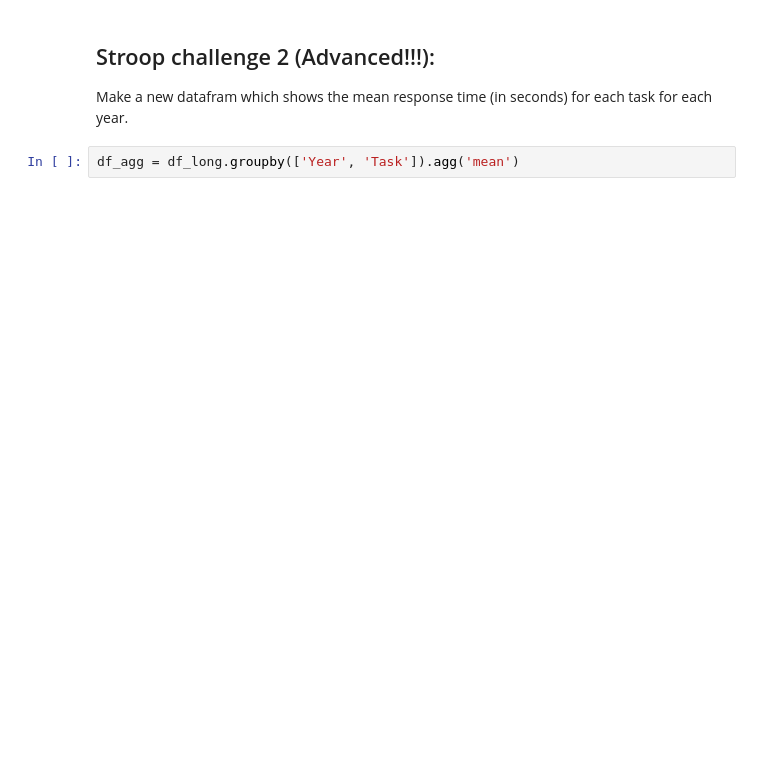
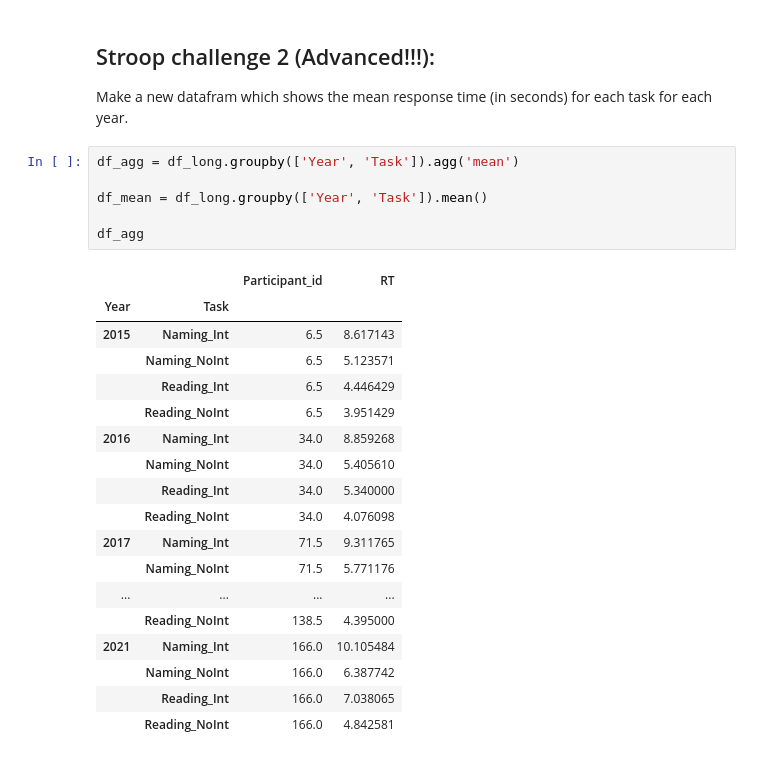
Before and after one commit to miscodisco/expsyling_e22, a Jupyter notebook: Lab_03_clean.ipynb, the cells around one changed output. Saved outputs shown, nothing was run; the diff lists cells and outputs as text; blank space fills up the shorter version.

```diff
--- a/Lab_03_clean.ipynb
+++ b/Lab_03_clean.ipynb
@@ -297,3 +340,26 @@ df_long = pd.melt(df, id_vars = ['Participant_id', 'Year'], var_name = 'Task', v
 Make a new datafram which shows the mean response time (in seconds) for each task for each year.
 # %%
 df_agg = df_long.groupby(['Year', 'Task']).agg('mean')
+
+df_mean = df_long.groupby(['Year', 'Task']).mean()
+
+df_agg
+# %% [output]
+|  |  | Participant_id | RT |
+| Year | Task |  |  |
+| 2015 | Naming_Int | 6.5 | 8.617143 |
+|  | Naming_NoInt | 6.5 | 5.123571 |
+|  | Reading_Int | 6.5 | 4.446429 |
+|  | Reading_NoInt | 6.5 | 3.951429 |
+| 2016 | Naming_Int | 34.0 | 8.859268 |
+|  | Naming_NoInt | 34.0 | 5.405610 |
+|  | Reading_Int | 34.0 | 5.340000 |
+|  | Reading_NoInt | 34.0 | 4.076098 |
+| 2017 | Naming_Int | 71.5 | 9.311765 |
+|  | Naming_NoInt | 71.5 | 5.771176 |
+| ... | ... | ... | ... |
+|  | Reading_NoInt | 138.5 | 4.395000 |
+| 2021 | Naming_Int | 166.0 | 10.105484 |
+|  | Naming_NoInt | 166.0 | 6.387742 |
+|  | Reading_Int | 166.0 | 7.038065 |
+|  | Reading_NoInt | 166.0 | 4.842581 |
```
Also changed, not shown: parts of 13 cells of this notebook, 3 other files.
